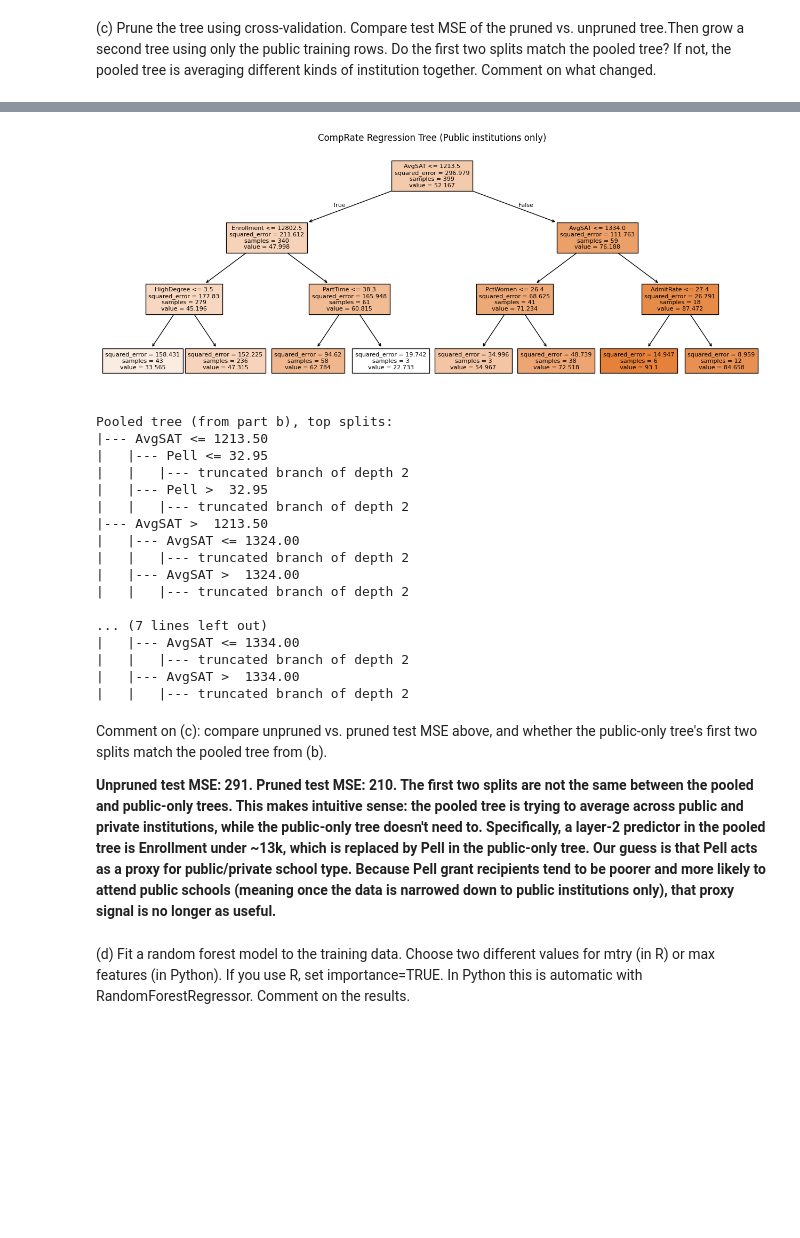
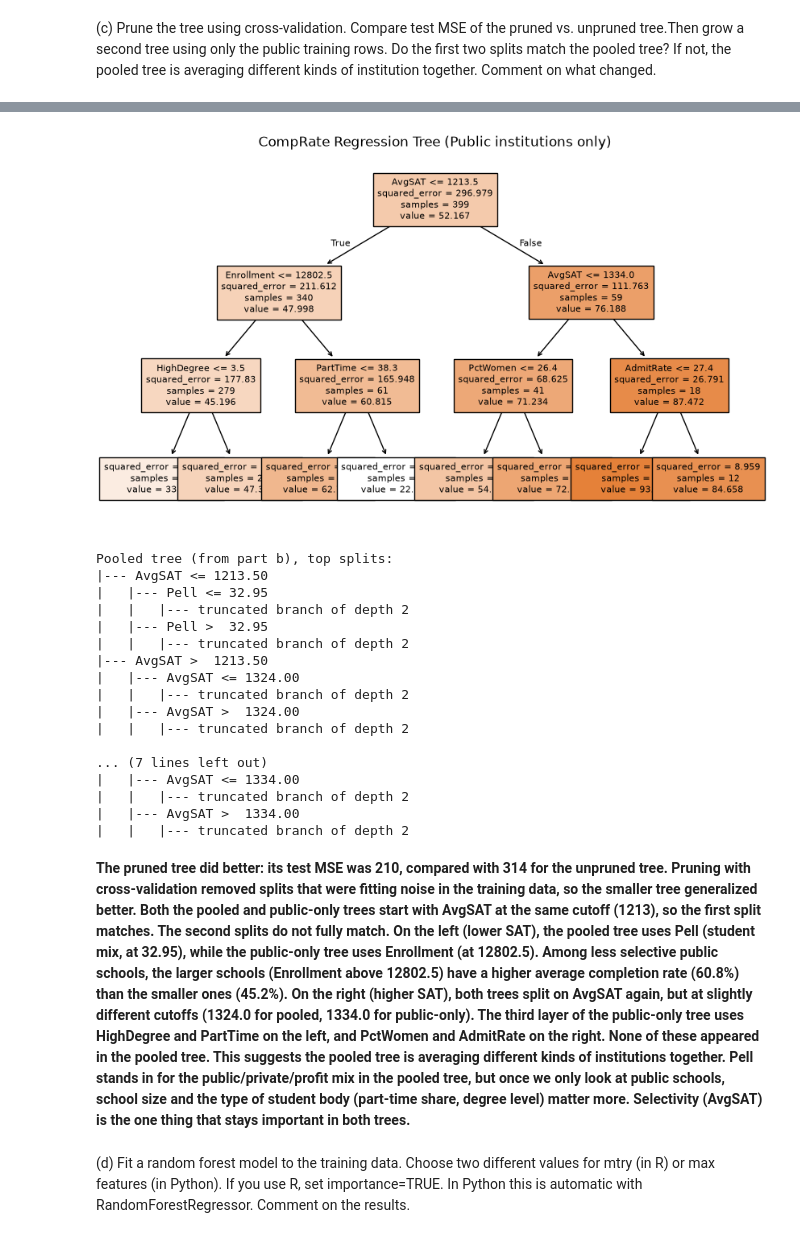
Before and after one commit to uiuc-msynowiec/cs598_psl, a Jupyter notebook: CodingAssignments/CA3/CS598_PSL_CA_3.ipynb, the cells around one changed output, grey strips where cells are left out. Drawn from its saved outputs; the diff is of its cells as text; code cells hidden in the pictures; blank space fills up the shorter version.

Commit message:
committed the latest from anirudh-ca3 with changes for tree size as well as a final pdf to match.

```diff
--- a/CodingAssignments/CA3/CS598_PSL_CA_3.ipynb
+++ b/CodingAssignments/CA3/CS598_PSL_CA_3.ipynb
@@ -233,7 +231,12 @@ unpruned_mse = mean_squared_error(y_test, unpruned_tree.predict(X_test))
 
 # prune
 alphas = unpruned_tree.cost_complexity_pruning_path(X_train, y_train).ccp_alphas
-grid = GridSearchCV(DecisionTreeRegressor(random_state=RANDOM_SEED), {"ccp_alpha": alphas}, cv=5)
+grid = GridSearchCV(
+    DecisionTreeRegressor(random_state=RANDOM_SEED),
+    {"ccp_alpha": alphas},
+    cv=5,
+    scoring="neg_mean_squared_error",
+)
 grid.fit(X_train, y_train)
 pruned_tree = grid.best_estimator_
 pruned_mse = mean_squared_error(y_test, pruned_tree.predict(X_test))
@@ -244,7 +247,7 @@ print("Pruned test MSE:", pruned_mse, "| ccp_alpha:", grid.best_params_["ccp_alp
 public_tree = DecisionTreeRegressor(max_depth=3, min_impurity_decrease=0.008, random_state=RANDOM_SEED)
 public_tree.fit(X_train[control_train == "Public"], y_train[control_train == "Public"])
 
-plt.figure(figsize=(16, 6))
+plt.figure(figsize=(14, 6))
 plot_tree(public_tree, feature_names=list(X_train.columns), filled=True, fontsize=8)
 plt.title("CompRate Regression Tree (Public institutions only)")
 plt.show()
@@ -259,4 +262,4 @@ Pruned test MSE: 210.12377668826727 | ccp_alpha: 5.332026816564316
-[figure, old version]
+[figure, new version]
 Pooled tree (from part b), top splits:
 |--- AvgSAT <= 1213.50
 |   |--- Pell <= 32.95
@@ -275,9 +278,7 @@ Pooled tree (from part b), top splits:
 |   |--- AvgSAT >  1334.00
 |   |   |--- truncated branch of depth 2
 # %% [markdown]
- Comment on (c): compare unpruned vs. pruned test MSE above, and whether the public-only tree's first two splits match the pooled tree from (b).
-
-**Unpruned test MSE: 291. Pruned test MSE: 210. The first two splits are not the same between the pooled and public-only trees. This makes intuitive sense: the pooled tree is trying to average across public and private institutions, while the public-only tree doesn't need to. Specifically, a layer-2 predictor in the pooled tree is Enrollment under ~13k, which is replaced by Pell in the public-only tree. Our guess is that Pell acts as a proxy for public/private school type. Because Pell grant recipients tend to be poorer and more likely to attend public schools (meaning once the data is narrowed down to public institutions only), that proxy signal is no longer as useful.**
+**The pruned tree did better: its test MSE was 210, compared with 314 for the unpruned tree. Pruning with cross-validation removed splits that were fitting noise in the training data, so the smaller tree generalized better. Both the pooled and public-only trees start with AvgSAT at the same cutoff (1213), so the first split matches. The second splits do not fully match. On the left (lower SAT), the pooled tree uses Pell (student mix, at 32.95), while the public-only tree uses Enrollment (at 12802.5). Among less selective public schools, the larger schools (Enrollment above 12802.5) have a higher average completion rate (60.8%) than the smaller ones (45.2%). On the right (higher SAT), both trees split on AvgSAT again, but at slightly different cutoffs (1324.0 for pooled, 1334.0 for public-only). The third layer of the public-only tree uses HighDegree and PartTime on the left, and PctWomen and AdmitRate on the right. None of these appeared in the pooled tree. This suggests the pooled tree is averaging different kinds of institutions together. Pell stands in for the public/private/profit mix in the pooled tree, but once we only look at public schools, school size and the type of student body (part-time share, degree level) matter more. Selectivity (AvgSAT) is the one thing that stays important in both trees.**
 # %% [markdown]
 (d) Fit a random forest model to the training data. Choose two different values for mtry (in R) or max features (in Python). If you use R, set importance=TRUE. In Python this is automatic with RandomForestRegressor. Comment on the results.
 # %%
```
Also changed, not shown: parts of 16 cells of this notebook, 1 other file.
